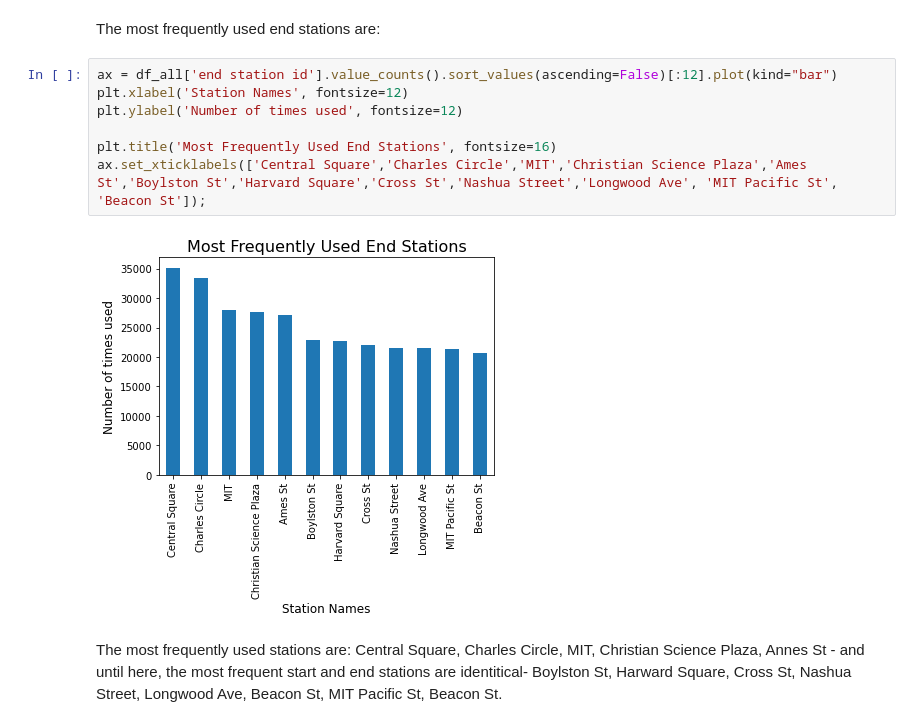
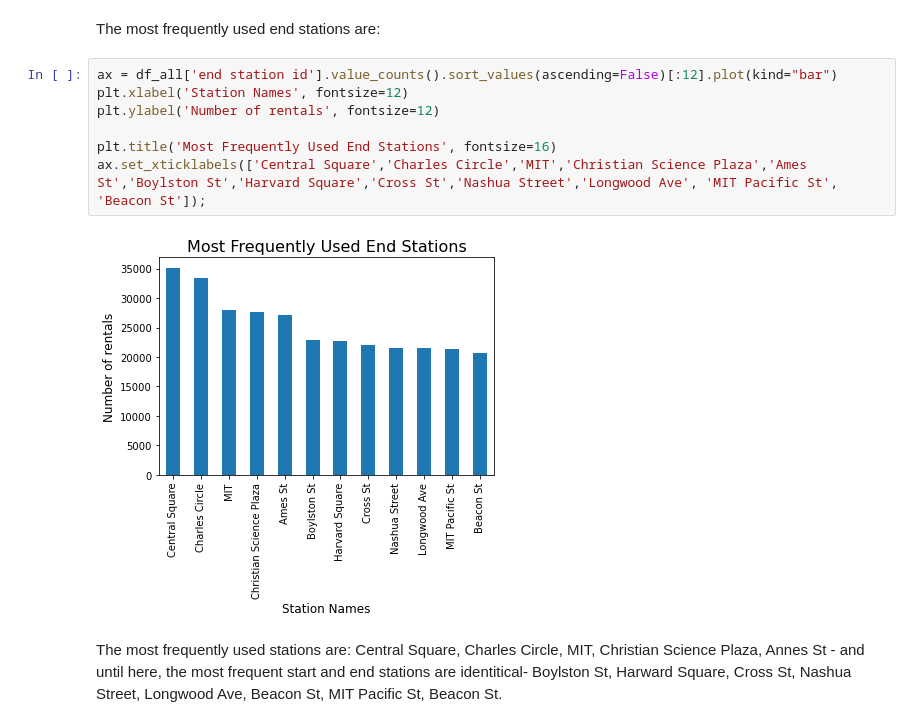
Before and after one commit to lillaszulyovszky/udacity-project-bikesharing-data-in-boston, a Jupyter notebook: bikesharing.ipynb, the cells around one changed output. Saved outputs shown, nothing was run; the diff lists cells and outputs as text.

```diff
--- a/bikesharing.ipynb
+++ b/bikesharing.ipynb
@@ -1229,12 +1229,12 @@ The most frequently used end stations are:
 # %%
 ax = df_all['end station id'].value_counts().sort_values(ascending=False)[:12].plot(kind="bar")
 plt.xlabel('Station Names', fontsize=12)
-plt.ylabel('Number of times used', fontsize=12)
+plt.ylabel('Number of rentals', fontsize=12)
 
 plt.title('Most Frequently Used End Stations', fontsize=16)
 ax.set_xticklabels(['Central Square','Charles Circle','MIT','Christian Science Plaza','Ames St','Boylston St','Harvard Square','Cross St','Nashua Street','Longwood Ave', 'MIT Pacific St', 'Beacon St']);
 # %% [output]
-[figure, old version]
+[figure, new version]
 # %% [markdown]
 The most frequently used stations are: Central Square, Charles Circle, MIT, Christian Science Plaza, Annes St - and until here, the most frequent start and end stations are identitical- Boylston St, Harward Square, Cross St, Nashua Street, Longwood Ave, Beacon St, MIT Pacific St, Beacon St.
 # %% [markdown]
```
Also changed, not shown: parts of 11 cells of this notebook.
